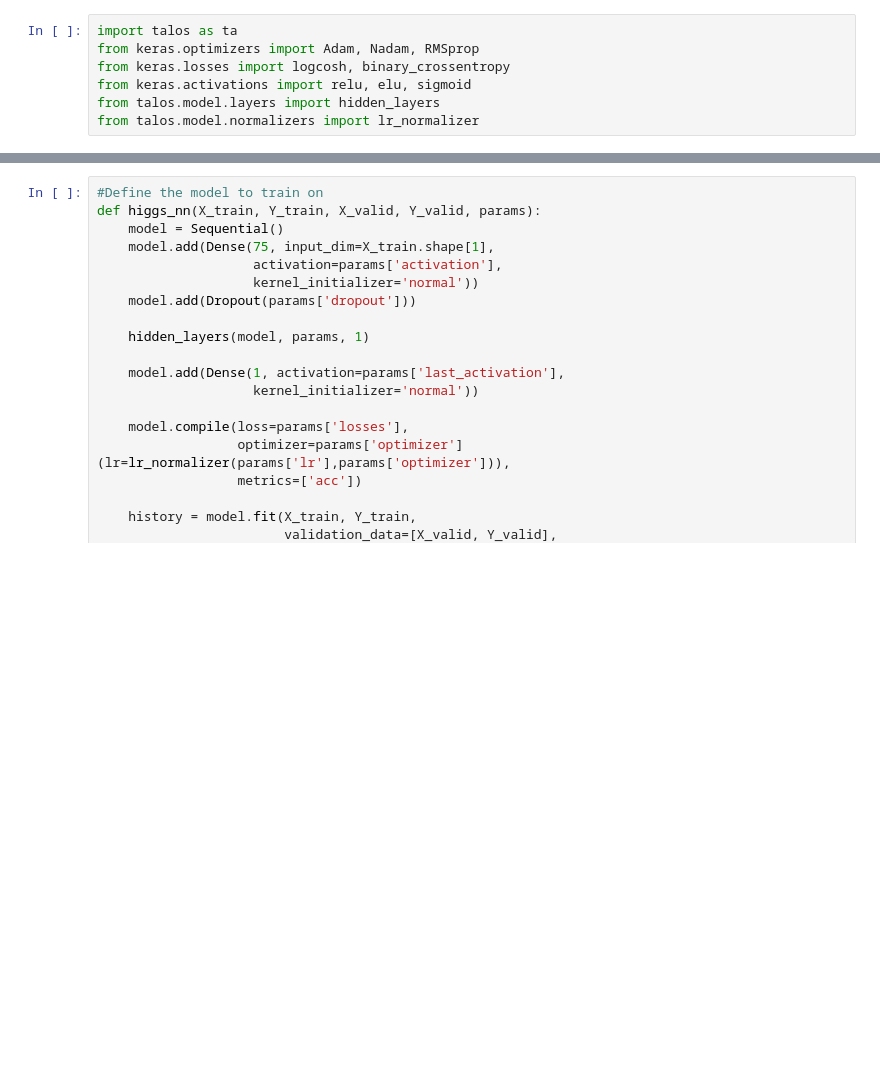
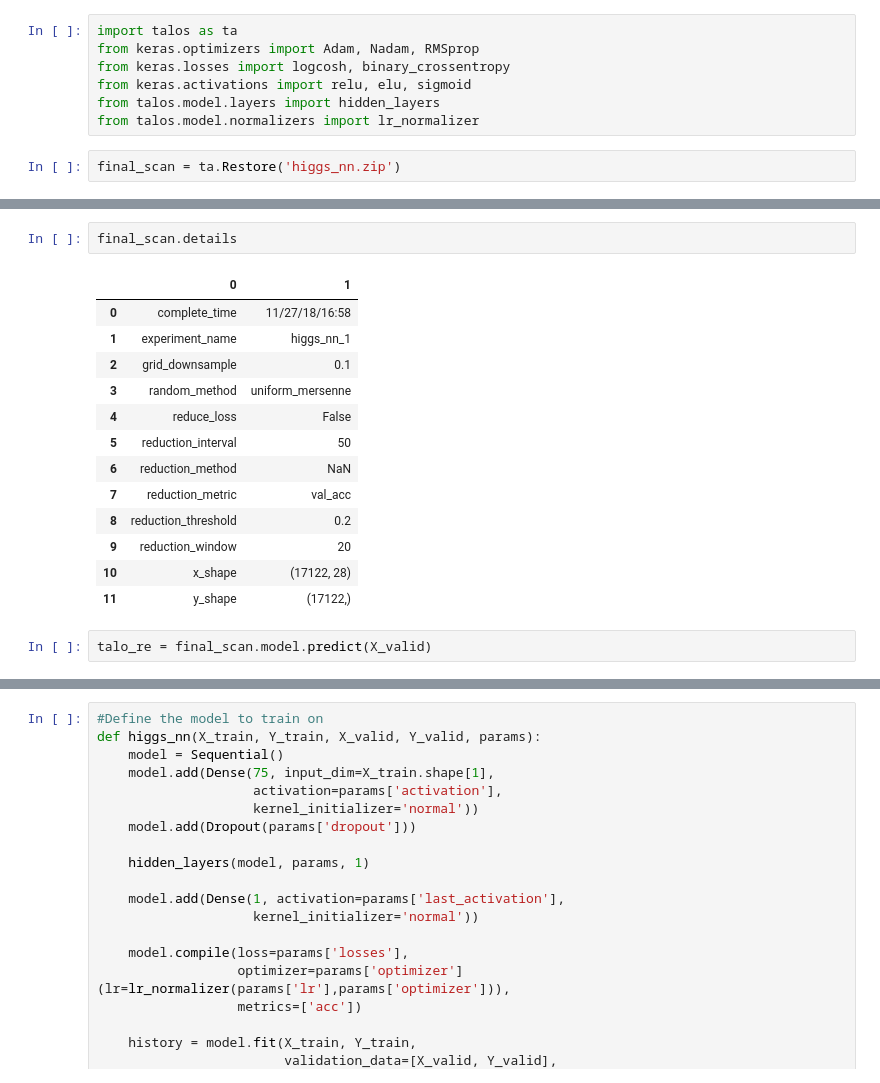
Before and after one commit to kevinyang372/HYU_PH, a Jupyter notebook: ttbb-tth(bb) Classification.ipynb, the cells around one changed output, grey strips where cells are left out. Drawn from its saved outputs; the diff is of its cells as text; blank space fills up the shorter version.

Commit message:
Testing talos result

```diff
--- a/ttbb-tth(bb) Classification.ipynb
+++ b/ttbb-tth(bb) Classification.ipynb
@@ -496,3 +496,5 @@ from keras.losses import logcosh, binary_crossentropy
 from keras.activations import relu, elu, sigmoid
 from talos.model.layers import hidden_layers
 from talos.model.normalizers import lr_normalizer
+# %%
+final_scan = ta.Restore('higgs_nn.zip')
@@ -498,0 +529,18 @@ from talos.model.normalizers import lr_normalizer
+# %%
+final_scan.details
+# %% [output]
+|  | 0 | 1 |
+| 0 | complete_time | 11/27/18/16:58 |
+| 1 | experiment_name | higgs_nn_1 |
+| 2 | grid_downsample | 0.1 |
+| 3 | random_method | uniform_mersenne |
+| 4 | reduce_loss | False |
+| 5 | reduction_interval | 50 |
+| 6 | reduction_method | NaN |
+| 7 | reduction_metric | val_acc |
+| 8 | reduction_threshold | 0.2 |
+| 9 | reduction_window | 20 |
+| 10 | x_shape | (17122, 28) |
+| 11 | y_shape | (17122,) |
+# %%
+talo_re = final_scan.model.predict(X_valid)
```
Also changed, not shown: parts of 18 cells of this notebook, 2 other files.
